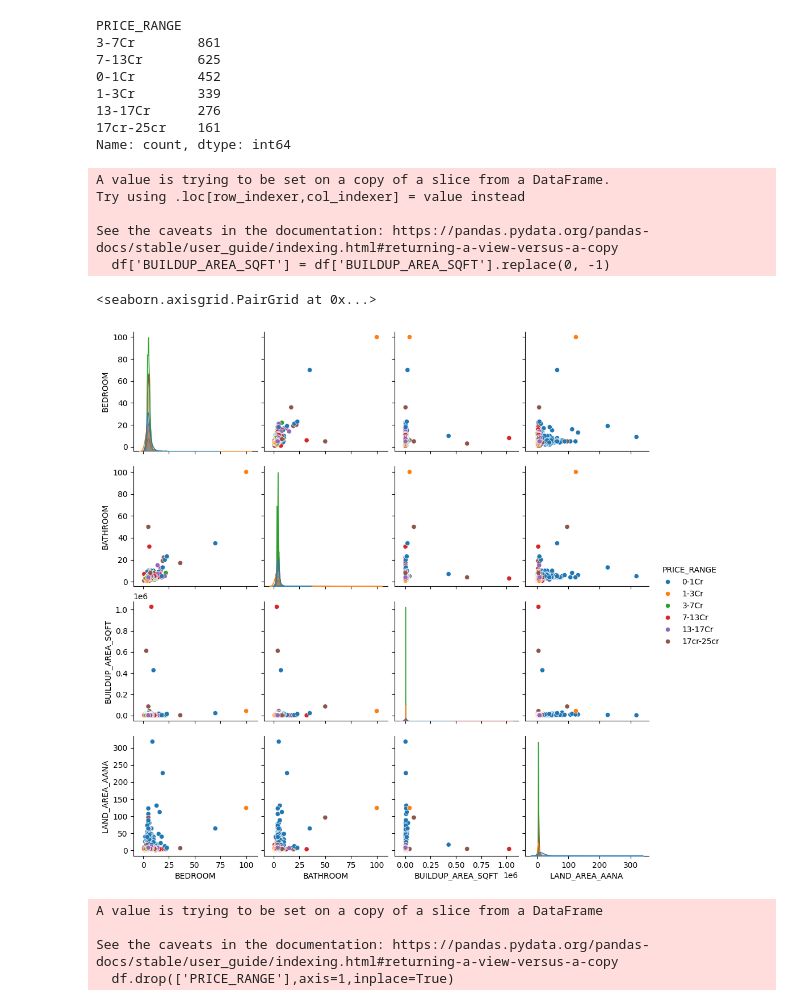
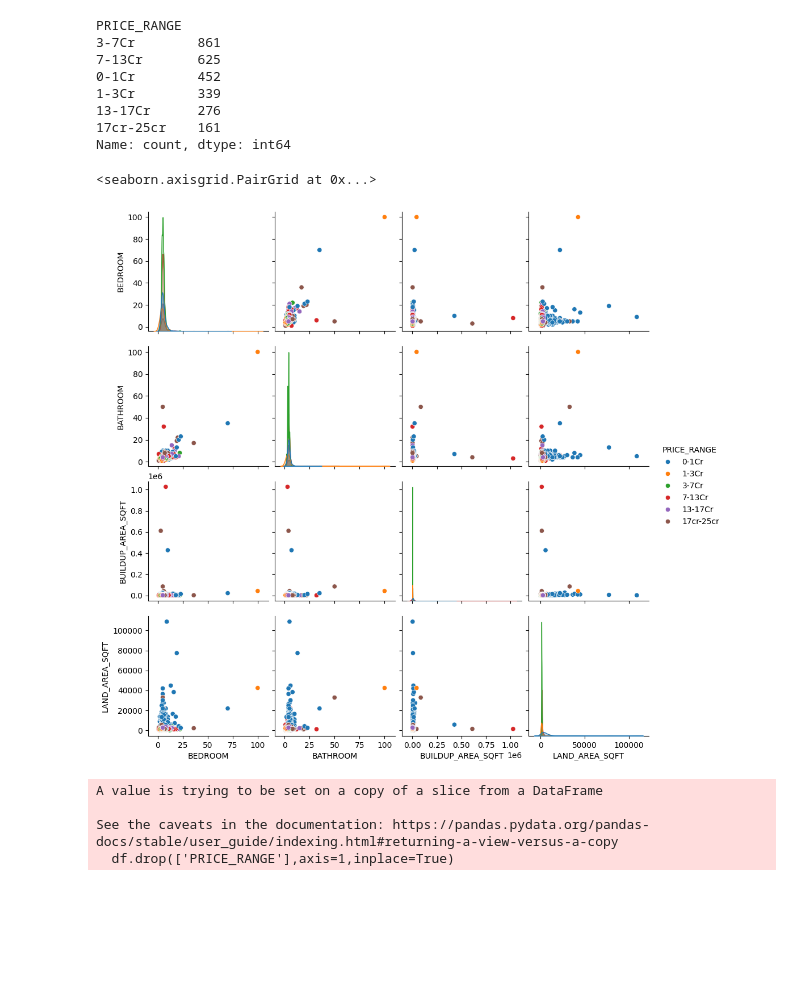
Before and after one commit to Kushal096/housePricePrediction, a Jupyter notebook: main.ipynb, the cells around one changed output. Saved outputs shown, nothing was run; the diff lists cells and outputs as text; code cells hidden in the pictures; blank space fills up the shorter version.

```diff
--- a/main.ipynb
+++ b/main.ipynb
@@ -429,7 +429,7 @@ ROAD_ACCESS_FEET          0
 LAND_AREA_SQFT            0
 dtype: int64
 # %%
-col_need = ['BEDROOM','BATHROOM','LAND_AREA_AANA','BUILDUP_AREA_SQFT','HOUSE_AGE','FLOOR','CAR_PARKING','BIKE_PARKING','HAS_PARKING','NEIGHBOURHOOD_PRICE','ROAD_ACCESS_FEET','PRICE_CR']
+col_need = ['BEDROOM','BATHROOM','LAND_AREA_SQFT','BUILDUP_AREA_SQFT','HOUSE_AGE','FLOOR','CAR_PARKING','BIKE_PARKING','HAS_PARKING','NEIGHBOURHOOD_PRICE','ROAD_ACCESS_FEET','PRICE_CR']
 df = df[col_need]
 # %%
 df
@@ -493,18 +493,10 @@ grouped = df.groupby('PRICE_RANGE').agg({
 }).round(2)
-# %%
-df['BUILDUP_AREA_SQFT'] = df['BUILDUP_AREA_SQFT'].replace(0, -1)
-# %% [output]
-A value is trying to be set on a copy of a slice from a DataFrame.
-Try using .loc[row_indexer,col_indexer] = value instead
-
-See the caveats in the documentation: https://pandas.pydata.org/pandas-docs/stable/user_guide/indexing.html#returning-a-view-versus-a-copy
-  df['BUILDUP_AREA_SQFT'] = df['BUILDUP_AREA_SQFT'].replace(0, -1)
 # %%
-sns.pairplot(df[['BEDROOM','BATHROOM','BUILDUP_AREA_SQFT','LAND_AREA_AANA','PRICE_RANGE']],
+sns.pairplot(df[['BEDROOM','BATHROOM','BUILDUP_AREA_SQFT','LAND_AREA_SQFT','PRICE_RANGE']],
              hue='PRICE_RANGE')
 # %% [output]
 <seaborn.axisgrid.PairGrid at 0x...>
-[figure, old version]
+[figure, new version]
 # %%
 df.drop(['PRICE_RANGE'],axis=1,inplace=True)
 # %% [output]
```
Also changed, not shown: parts of 9 cells of this notebook.
